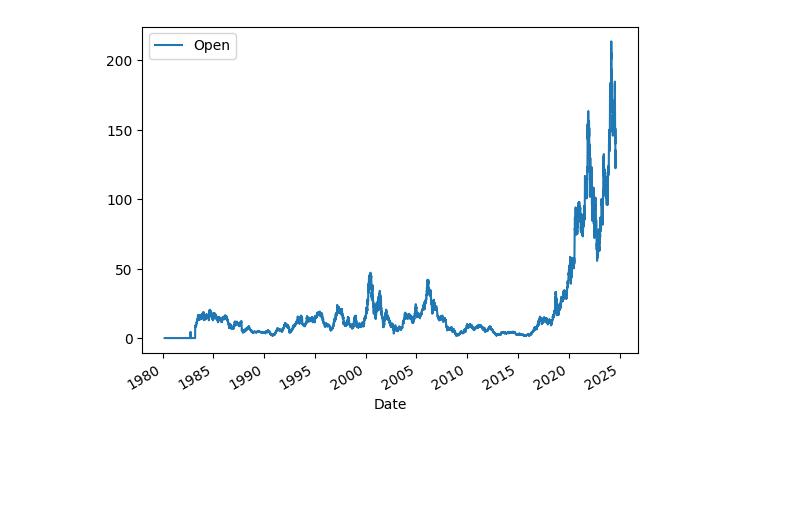
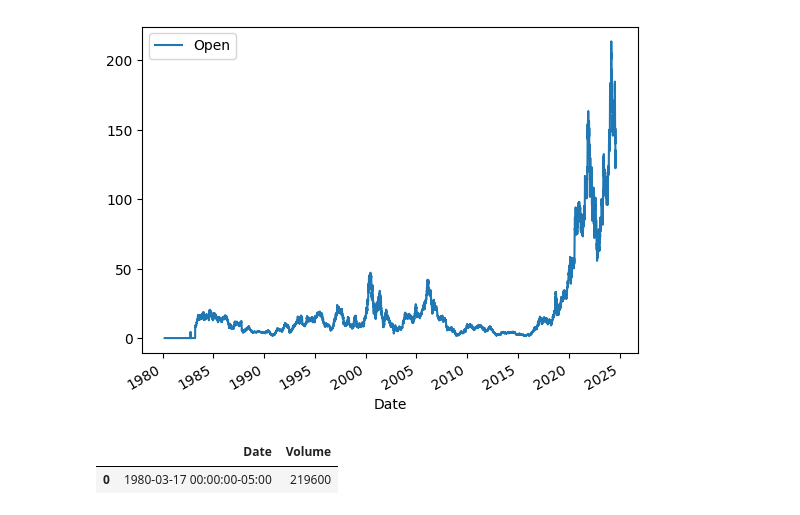
Before and after one commit to Akshay6661/IBM, a Jupyter notebook: data_project/analyzing_stock_performance.ipynb, the cells around one changed output. Saved outputs shown, nothing was run; the diff lists cells and outputs as text; code cells hidden in the pictures; blank space fills up the shorter version.

Commit message:
updated first day volume of amd

```diff
--- a/data_project/analyzing_stock_performance.ipynb
+++ b/data_project/analyzing_stock_performance.ipynb
@@ -149,3 +149,8 @@ amd_share_price_data.plot(x="Date", y="Open")
 # %% [output]
 <Axes: xlabel='Date'>
 [figure]
+# %%
+amd_share_price_data[["Date","Volume"]].head(1)
+# %% [output]
+|  | Date | Volume |
+| 0 | 1980-03-17 00:00:00-05:00 | 219600 |
```
